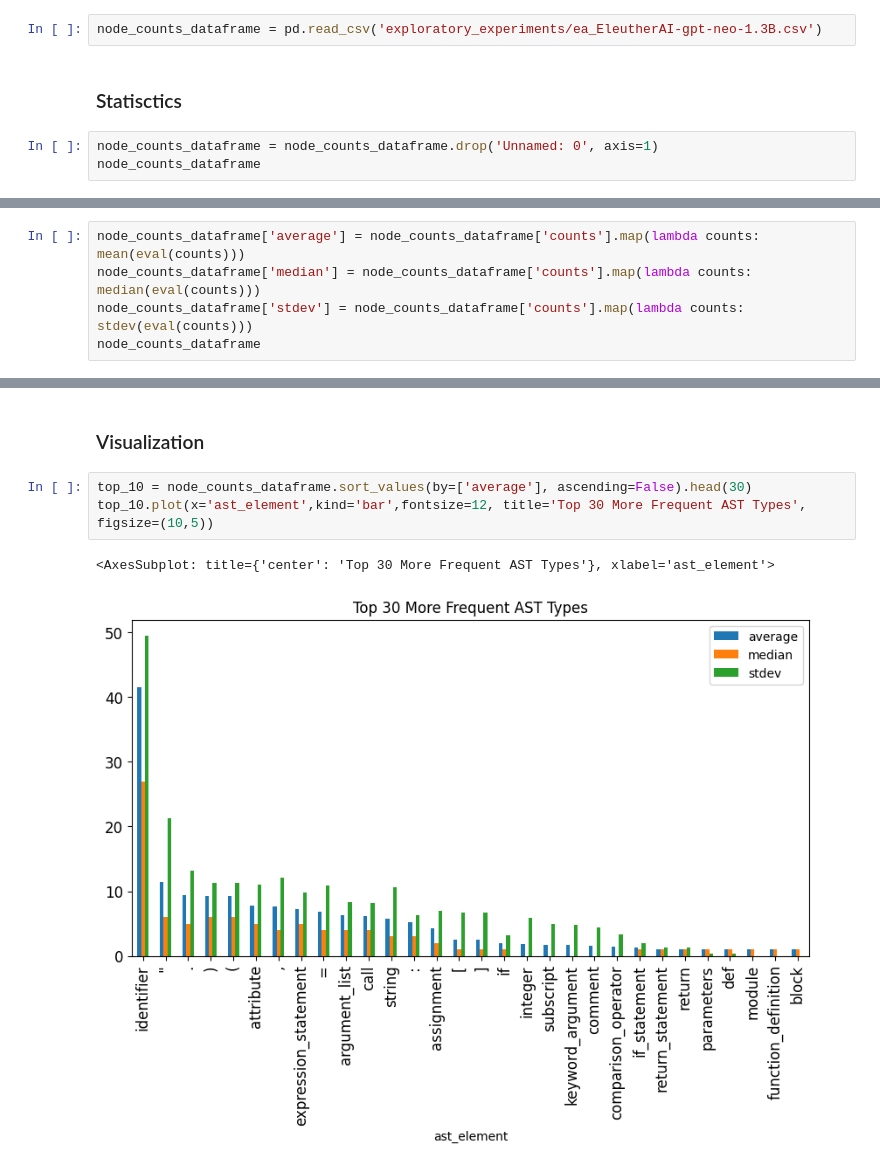
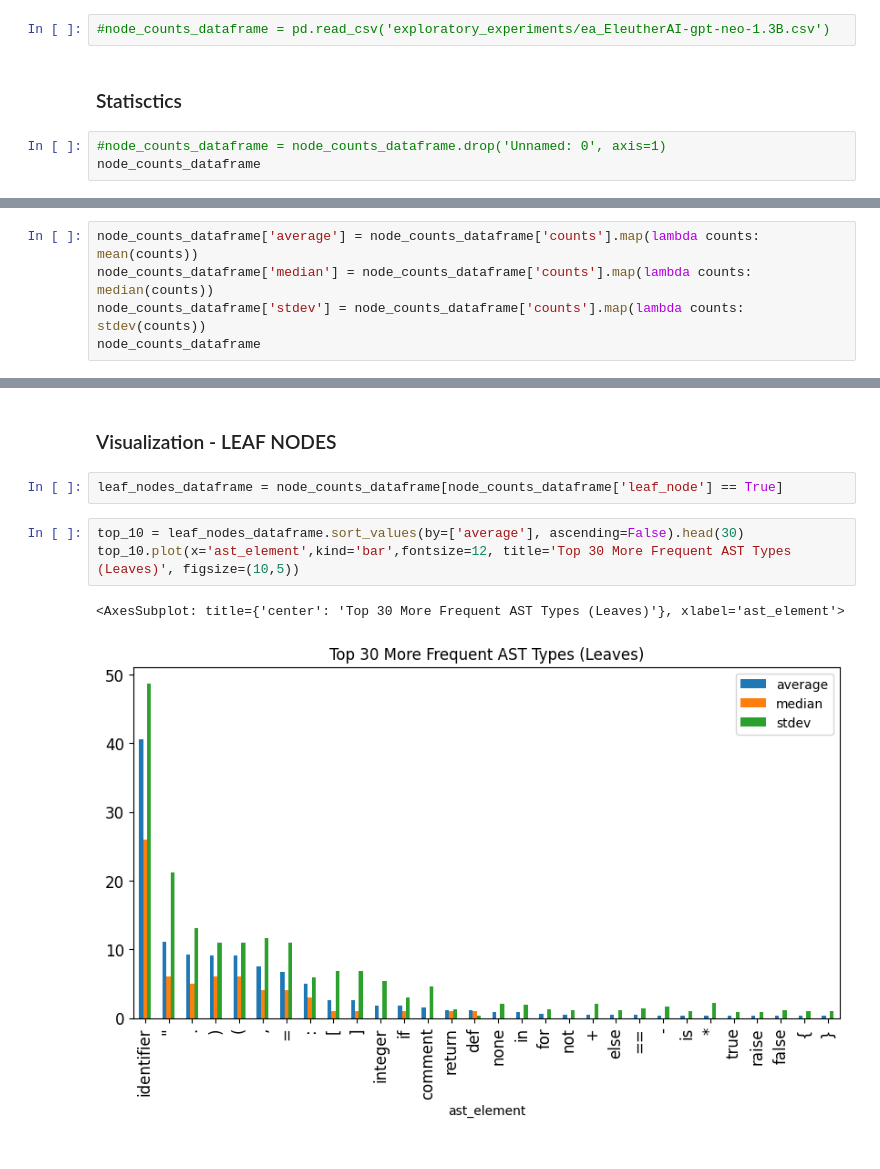
Before and after one commit to WM-SEMERU/CodeSyntaxConcept, a Jupyter notebook: experimental_notebooks/exploratory_analysis.ipynb, the cells around one changed output, grey strips where cells are left out. Saved outputs shown, nothing was run; the diff lists cells and outputs as text.

Commit message:
updated exploratory analysis

```diff
--- a/experimental_notebooks/exploratory_analysis.ipynb
+++ b/experimental_notebooks/exploratory_analysis.ipynb
@@ -13,10 +66,10 @@ from statistics import mean, median, stdev
 # %% [markdown]
 ### Loading Dataframe
 # %%
-node_counts_dataframe = pd.read_csv('exploratory_experiments/ea_EleutherAI-gpt-neo-1.3B.csv')
+#node_counts_dataframe = pd.read_csv('exploratory_experiments/ea_EleutherAI-gpt-neo-1.3B.csv')
 # %% [markdown]
 ### Statisctics
 # %%
-node_counts_dataframe = node_counts_dataframe.drop('Unnamed: 0', axis=1)
+#node_counts_dataframe = node_counts_dataframe.drop('Unnamed: 0', axis=1)
 node_counts_dataframe
 # %% [output]
@@ -36,6 +89,6 @@ node_counts_dataframe
 # %%
-node_counts_dataframe['average'] = node_counts_dataframe['counts'].map(lambda counts: mean(eval(counts)))
-node_counts_dataframe['median'] = node_counts_dataframe['counts'].map(lambda counts: median(eval(counts)))
-node_counts_dataframe['stdev'] = node_counts_dataframe['counts'].map(lambda counts: stdev(eval(counts)))
+node_counts_dataframe['average'] = node_counts_dataframe['counts'].map(lambda counts: mean(counts))
+node_counts_dataframe['median'] = node_counts_dataframe['counts'].map(lambda counts: median(counts))
+node_counts_dataframe['stdev'] = node_counts_dataframe['counts'].map(lambda counts: stdev(counts))
 node_counts_dataframe
 # %% [output]
@@ -55,9 +108,11 @@ node_counts_dataframe
 # %% [markdown]
-### Visualization
+### Visualization - LEAF NODES
+# %%
+leaf_nodes_dataframe = node_counts_dataframe[node_counts_dataframe['leaf_node'] == True]
 # %%
-top_10 = node_counts_dataframe.sort_values(by=['average'], ascending=False).head(30)
-top_10.plot(x='ast_element',kind='bar',fontsize=12, title='Top 30 More Frequent AST Types', figsize=(10,5))
+top_10 = leaf_nodes_dataframe.sort_values(by=['average'], ascending=False).head(30)
+top_10.plot(x='ast_element',kind='bar',fontsize=12, title='Top 30 More Frequent AST Types (Leaves)', figsize=(10,5))
 # %% [output]
-<AxesSubplot: title={'center': 'Top 30 More Frequent AST Types'}, xlabel='ast_element'>
+<AxesSubplot: title={'center': 'Top 30 More Frequent AST Types (Leaves)'}, xlabel='ast_element'>
-[figure, old version]
+[figure, new version]
 # %%
```
Also changed, not shown: parts of 15 cells of this notebook, 1 other file.
